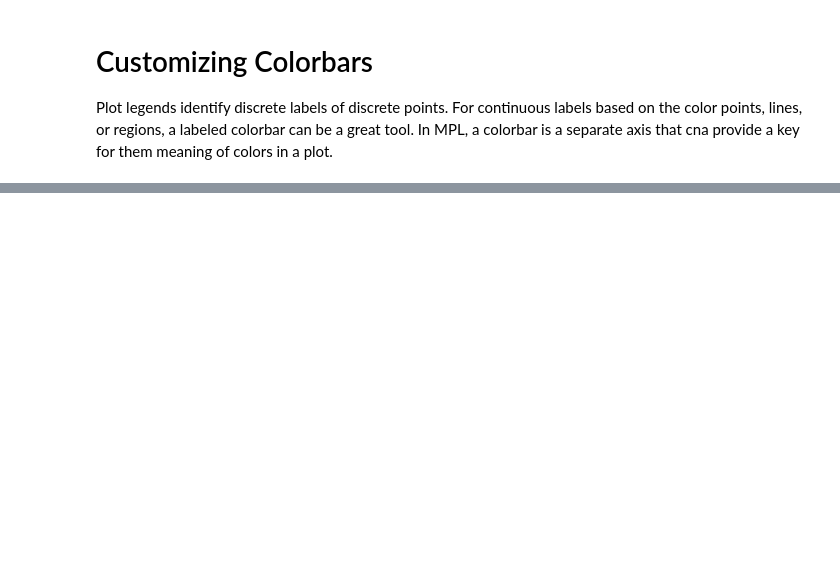
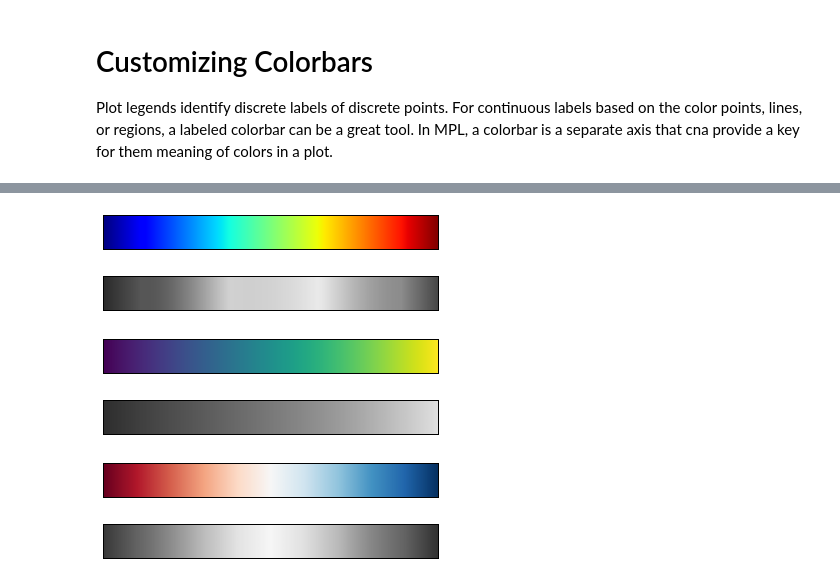
Before and after one commit to jorellano/Visualization-with-Matplotlib, a Jupyter notebook: 7. Customizing Colorbars.ipynb, the cells around one changed output, grey strips where cells are left out. Drawn from its saved outputs; the diff is of its cells as text; code cells hidden in the pictures; blank space fills up the shorter version.

Commit message:
Many subplots

```diff
--- a/7. Customizing Colorbars.ipynb
+++ b/7. Customizing Colorbars.ipynb
@@ -9,0 +48,42 @@ import numpy as np
+# %%
+from matplotlib.colors import LinearSegmentedColormap
+
+def grayscale_cmap(cmap):
+    """Return a grayscale version of the given colormap"""
+    cmap = plt.cm.get_cmap(cmap)
+    colors = cmap(np.arange(cmap.N))
+
+    # convert RBGA to perceived grayscale luminance
+    # cf. http://alienryderflex.com/hsp.html
+
+    RGB_weight = [0.299, 0.587, 0.114]
+    luminance = np.sqrt(np.dot(colors[:, :3] **2, RGB_weight))
+    colors[:, :3] = luminance[:, np.newaxis]
+
+    return LinearSegmentedColormap.from_list(cmap.name + "_gray", colors, cmap.N)
+
+def view_colormap(cmap):
+    """Plt a colormap with its grascale equivalent"""
+    cmap = plt.cm.get_cmap(cmap)
+    colors = cmap(np.arange(cmap.N))
+
+    cmap = grayscale_cmap(cmap)
+    grayscale = cmap(np.arange(cmap.N))
+
+    fig, ax = plt.subplots(2, figsize=(6, 2),
+                           subplot_kw=dict(xticks=[], yticks=[]))
+    ax[0].imshow([colors], extent=[0, 10, 0, 1])
+    ax[1].imshow([grayscale], extent=[0, 10, 0, 1])
+# %%
+view_colormap('jet')
+# %% [output]
+[figure, added]
+# %%
+view_colormap('viridis')
+# %% [output]
+[figure, added]
+# %%
+view_colormap('RdBu')
+# For
+# %% [output]
+[figure, added]
```
Also changed, not shown: parts of 15 cells of this notebook.
